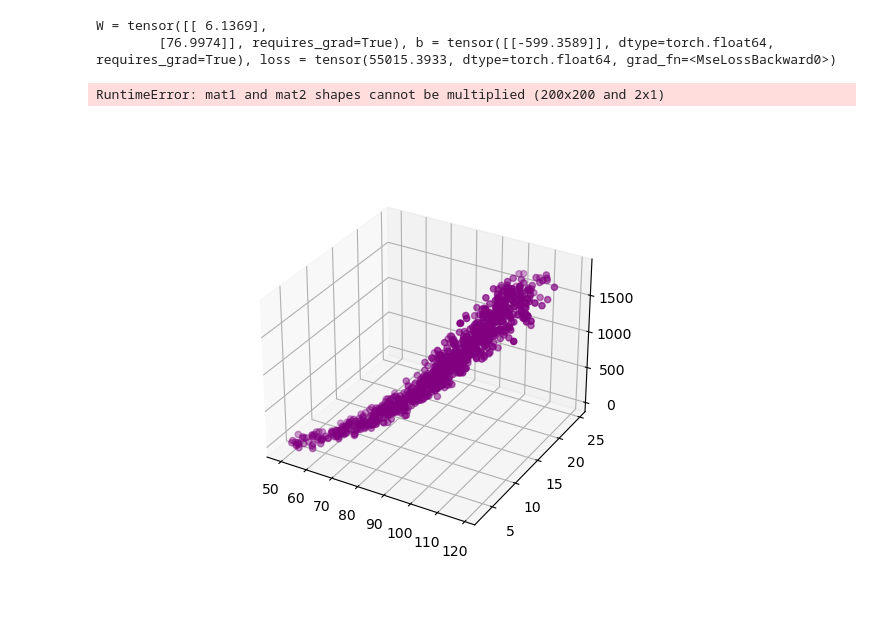
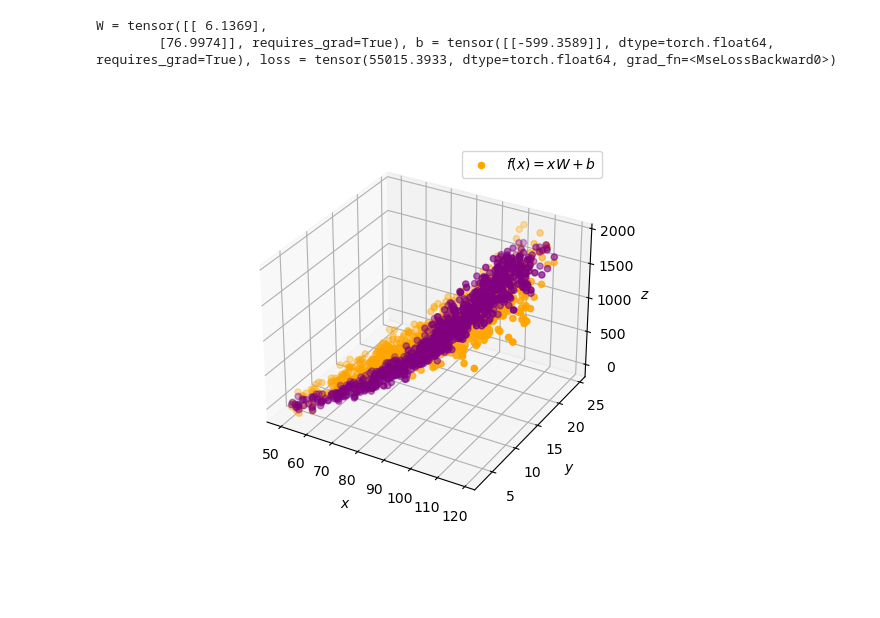
Before and after one commit to sondremalerud/IDATT2502, a Jupyter notebook: 01/b.ipynb, the cells around one changed output. Saved outputs shown, nothing was run; the diff lists cells and outputs as text; code cells hidden in the pictures.

```diff
--- a/01/b.ipynb
+++ b/01/b.ipynb
@@ -64,30 +64,26 @@ W = tensor([[ 6.1369],
 # %%
 #Visualisering
 %matplotlib widget
 
 fig = plt.figure()
 ax = fig.add_subplot(projection='3d')  # 3D plots require a subplot with 3D projection enabled
 
-# Plot 3 random points (might need to convert to numpy array to avoid error...)
-#ax.plot(tensor_length.numpy(), tensor_weight.numpy(), y_train.numpy(), 'o')
 ax.scatter3D(tensor_length.numpy(), tensor_weight.numpy(), y_train.numpy(), color="purple")
+ax.scatter3D(tensor_length.numpy(), tensor_weight.numpy(), model.f(x_train).detach().numpy(), color="orange", label='$f(x) = xW+b$')
 
-# Surface plot of x * x + y * y
-# Create x and y matrices that will be used by the drawing function instead of a for-loop like:
-# for y in torch.arange(start=0., end=1., step=0.01):
-#     for x in torch.arange(start=0., end=1., step=0.01):
-#         #  draw point at x, y, x * x + y * y
-x = torch.arange(start=0., end=100., step=0.5)  # Create the vector [0., 0.01, ..., 0.99]
-x = x.expand(x.shape[0], -1)  # Create the square matrix [[0., 0.01, ..., 0.99], ..., [0., 0.01, ..., 0.99]]
-y = x.T  # Transpose of x: [[0., ..., 0.], [0.01, ..., 0.01], ... [0.99, ..., 0.99]]
 
-ax.plot_wireframe(x.numpy(), y.numpy(), model.f(x).detach(), label="$f(x) = xW+b$")  # * and + are element-wise operators resulting in a matrix with the same shape as x and y
+# Fikk ikke dette til å funke
+#x = torch.arange(start=0., end=1., step=0.01)  # Create the vector [0., 0.01, ..., 0.99]
+#x = x.expand(x.shape[0], -1)  # Create the square matrix [[0., 0.01, ..., 0.99], ..., [0., 0.01, ..., 0.99]]
+#y = x.T  # Transpose of x: [[0., ..., 0.], [0.01, ..., 0.01], ... [0.99, ..., 0.99]]
+#print(x.shape)
+#print(model.f(x_train).detach().numpy().shape)
+#ax.plot_wireframe(x,y, model.f(x_train).detach().numpy(), label="$f(x) = xW+b$")  # * and + are element-wise operators resulting in a matrix with the same shape as x and y
 
 ax.set_xlabel('$x$')  # $$ activates LaTeX math notation
 ax.set_ylabel('$y$')
 ax.set_zlabel('$z$')
 plt.legend()
 plt.show()
 # %% [output]
-RuntimeError: mat1 and mat2 shapes cannot be multiplied (200x200 and 2x1)
-[figure, old version]
+[figure, new version]
```
